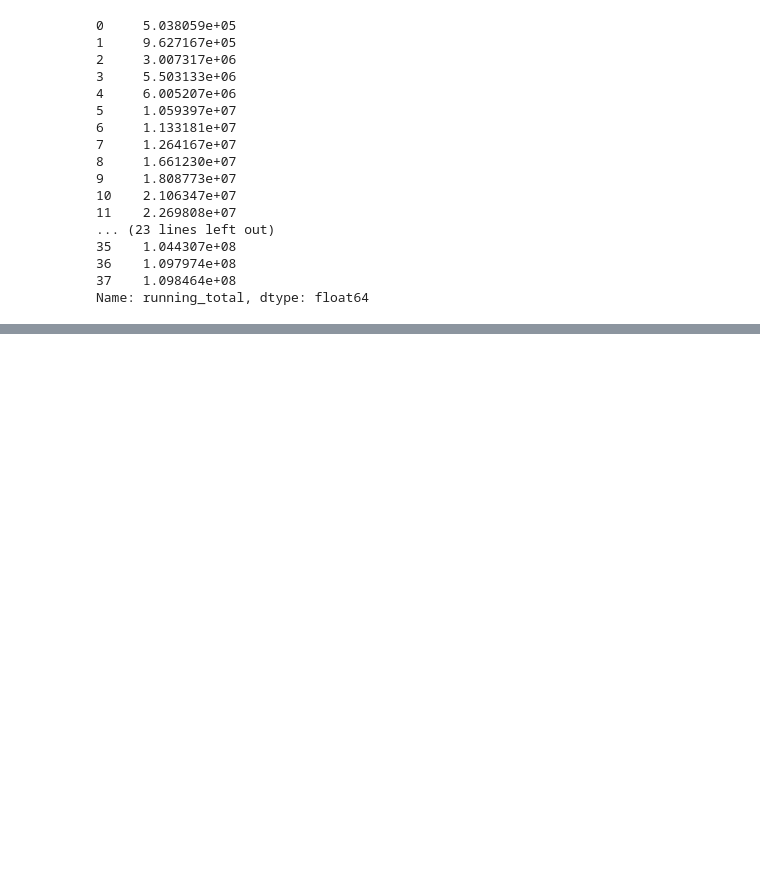
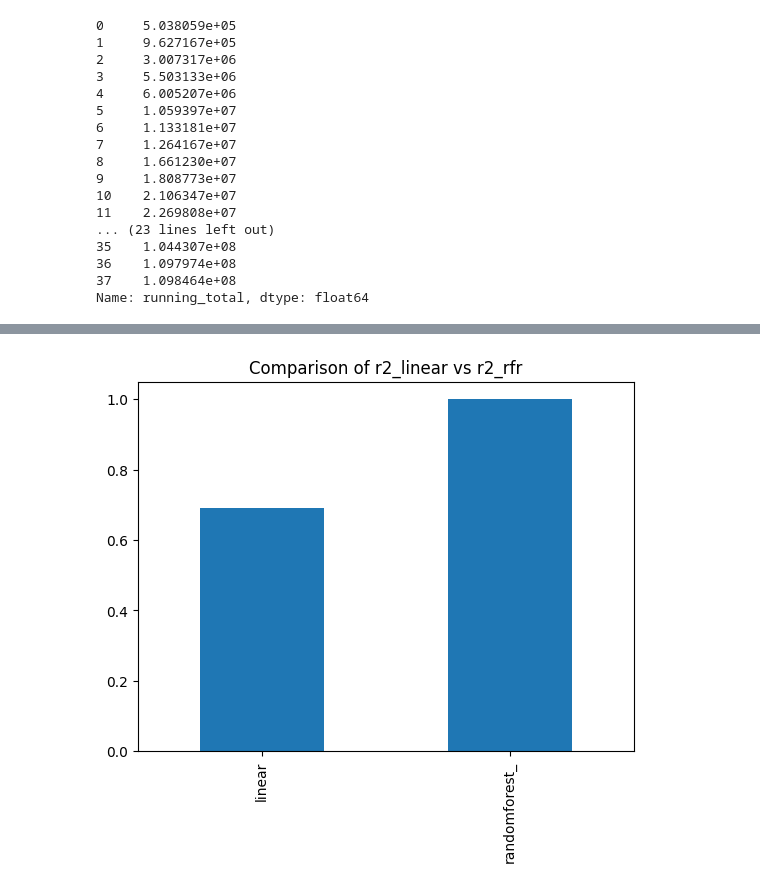
Before and after one commit to M-j74/MariamJaved-dataanlayst, a Jupyter notebook: advanture_csv (1).ipynb, the cells around one changed output, grey strips where cells are left out. Cells and saved outputs as stored; diff of their text form; code cells hidden in the pictures; blank space fills up the shorter version.

```diff
--- a/advanture_csv (1).ipynb
+++ b/advanture_csv (1).ipynb
@@ -472,0 +577,4 @@ Name: running_total, dtype: float64
+# %%
+input = Pipeline([('scale',StandardScaler()),('model',RandomForestRegressor())])
+input.fit(x_train,y_train)
+yhat_pipeline_rfr=input.predict(x_test)
@@ -472,0 +586,6 @@ Name: running_total, dtype: float64
+# %%
+r2_score1 = pd.Series([r2_linear, r2_rfr], index=['linear', 'randomforest_'])
+r2_score1.plot(kind='bar', title='Comparison of r2_linear vs r2_rfr')
+plt.show()
+# %% [output]
+[figure, added]
```
Also changed, not shown: parts of 46 cells of this notebook.
